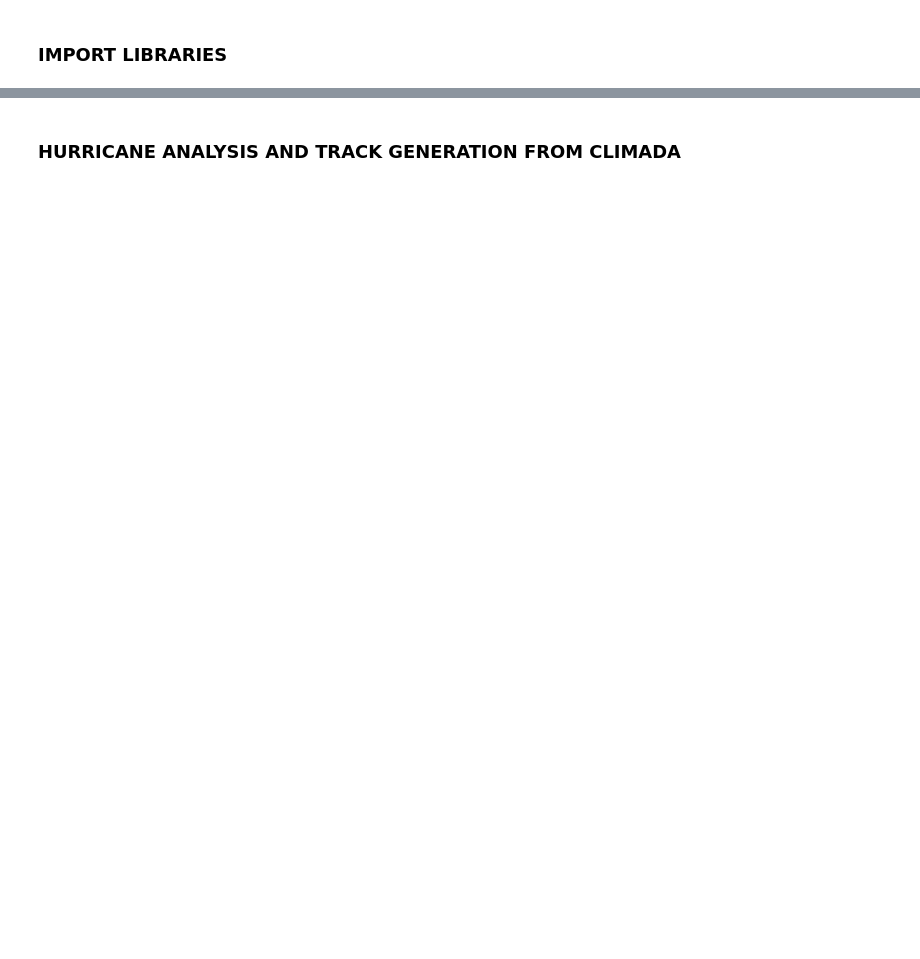
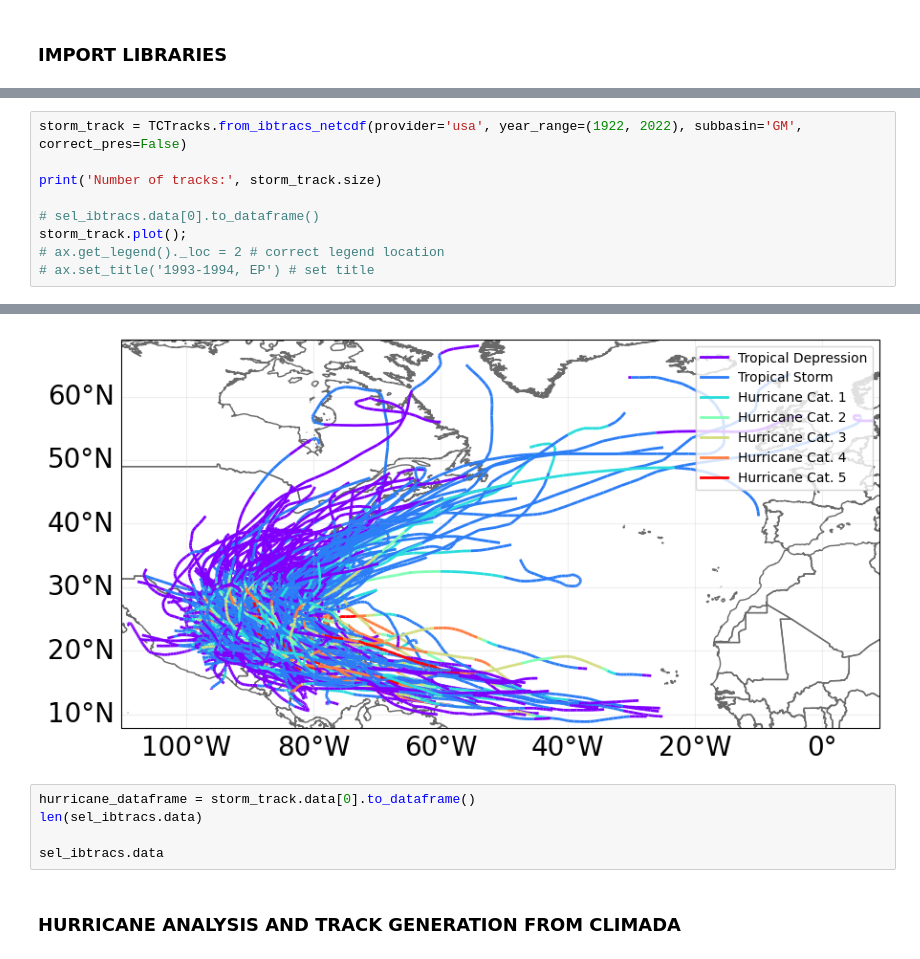
Before and after one commit to abodh/Hurricane_Flood_WSU, a Jupyter notebook: Hurricane_Flood_outages.ipynb, the cells around one changed output, grey strips where cells are left out. Cells and saved outputs as stored; diff of their text form; blank space fills up the shorter version.

```diff
--- a/Hurricane_Flood_outages.ipynb
+++ b/Hurricane_Flood_outages.ipynb
@@ -31,3 +33,13 @@ GeoAxes._pcolormesh_patched = Axes.pcolormesh
 # climada libraries
 from climada.hazard import TCTracks
 from climada.hazard import TropCyclone, Centroids
+# %%
+storm_track = TCTracks.from_ibtracs_netcdf(provider='usa', year_range=(1922, 2022), subbasin='GM', correct_pres=False)
+
+print('Number of tracks:', storm_track.size)
+
+# sel_ibtracs.data[0].to_dataframe()
+storm_track.plot();
+# ax.get_legend()._loc = 2 # correct legend location
+# ax.set_title('1993-1994, EP') # set title
+# %% [output]
@@ -34,3 +49,9 @@ from climada.hazard import TropCyclone, Centroids
+[figure, added]
+# %%
+hurricane_dataframe = storm_track.data[0].to_dataframe()
+len(sel_ibtracs.data)
+
+sel_ibtracs.data
 # %% [markdown]
 ### HURRICANE ANALYSIS AND TRACK GENERATION FROM CLIMADA ###
 # %%
```
Also changed, not shown: parts of 21 cells of this notebook, 48 other files.
